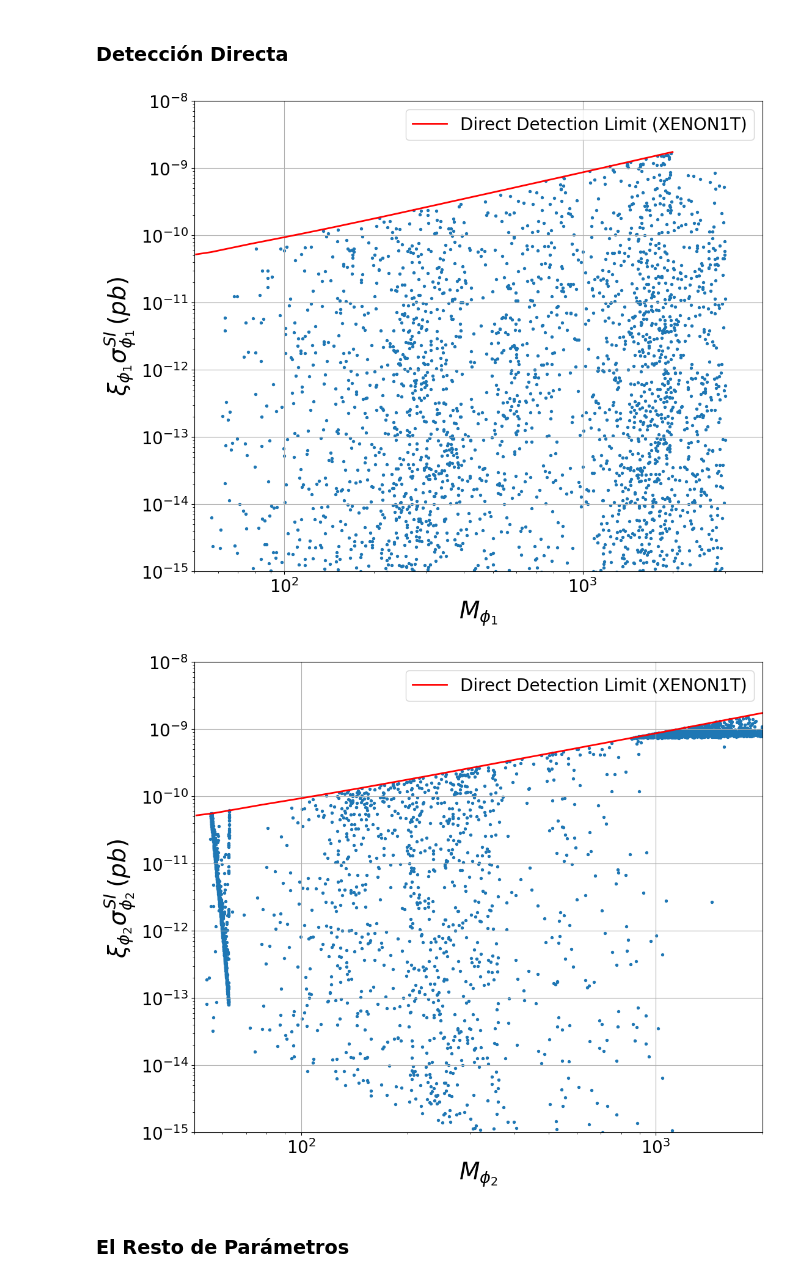
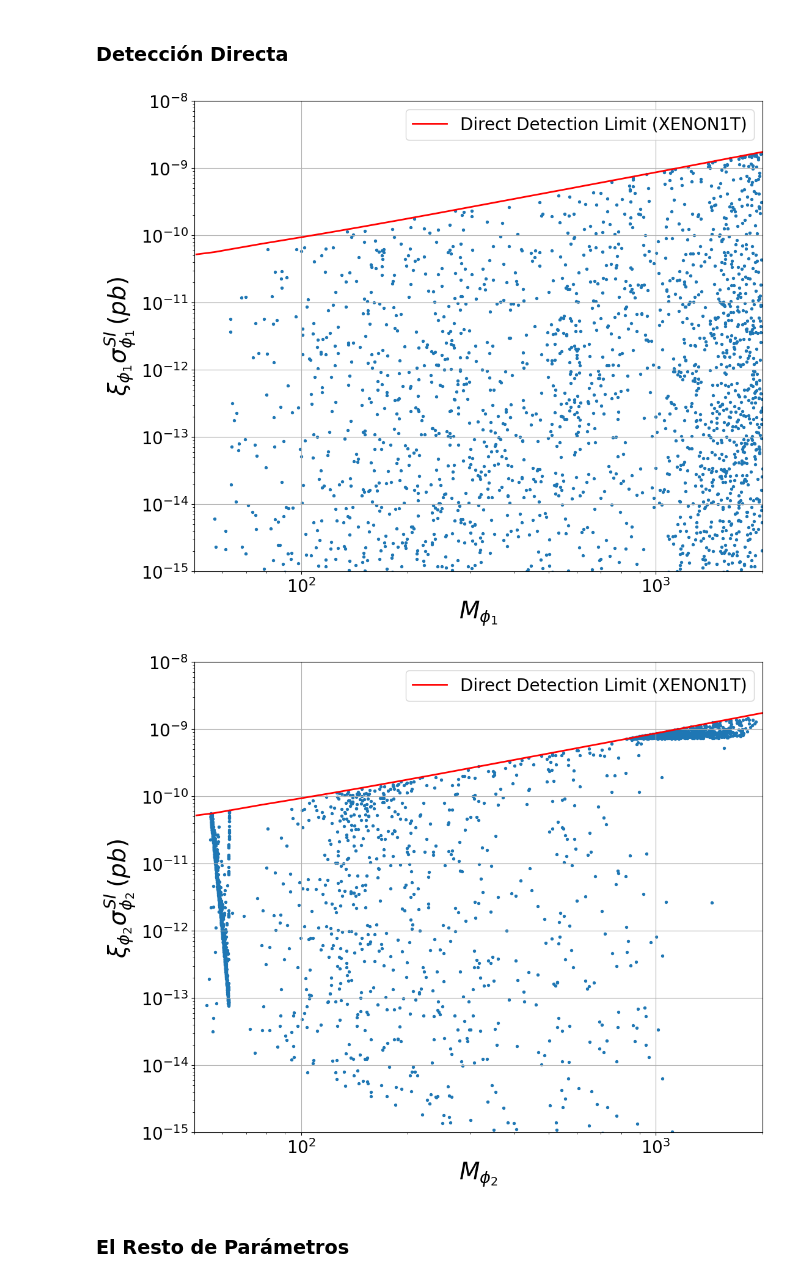
Before and after one commit to sgogoeg/tdg, a Jupyter notebook: Scripts/2SDMZ4/plots_and_analysis.ipynb, the cells around one changed output. Saved outputs shown, nothing was run; the diff lists cells and outputs as text; code cells hidden in the pictures.

```diff
--- a/Scripts/2SDMZ4/plots_and_analysis.ipynb
+++ b/Scripts/2SDMZ4/plots_and_analysis.ipynb
@@ -297,7 +297,7 @@ Gamma1 = (mass_1<(Mh/2)) * 2 * ls1**2 * vev**2 /(32*np.pi*Mh) * np.sqrt(1 - 4*ma
 
 Gamma2 = (mass_2<(Mh/2)) * ls2**2 * vev**2 /(32*np.pi*Mh) * np.sqrt(1 - 4*mass_2**2/Mh**2 + 0j)
 
-cond6 = ((Gamma1 + Gamma2)/4.1e-3 <= 0.13)
+cond6 = ((Gamma1 + Gamma2)/3.2e-3 <= 0.13) # Podria ser 4.2
 
 # Deteccion directa
 
@@ -329,8 +329,12 @@ cond7 = (schi1 <= f(mass_1))
 
 cond8 = (schi2 <= f(mass_2))
 
+cond9 = (mass_1 <= 2e3)
 
-condtot = cond1*cond2*cond3*cond4*cond5*cond6*cond7*cond8
+cond10 = (mass_2 <= 2e3)
+
+
+condtot = cond1*cond2*cond3*cond4*cond5*cond6*cond7*cond8*cond9*cond10
 #condtot = True
 
 # Filtrar los valores que esten en el intervalo
@@ -355,23 +363,23 @@ Finalmente queremos proyectar los puntos admitidos que generan la densidad de re
 # %%
 #Sigma Chi 1
 
 plt.figure(figsize=(12, 10))
 plt.scatter(data_filtered[:,0],schifiltered1, s=8)
 plt.plot(xnew, ynew, '-', color='red', linewidth=2, label='Direct Detection Limit (XENON1T)')
 plt.ylabel(r"$\xi_{\phi_1} \sigma^{SI}_{\phi_1} \, (pb)$", size=28)
 plt.xlabel(r"$M_{\phi_1}$", size=28)
 plt.xscale('log')
 plt.yscale('log')
 plt.xticks(size=20)
 plt.yticks(size=20)
-plt.xlim(5e1,4e3)
+plt.xlim(5e1,2e3)
 plt.ylim(1e-15,1e-8)
 plt.legend(fontsize=20)
 plt.grid(True)
 plt.savefig("plots/relicdensity3.png")
 plt.show()
 # %% [output]
-[figure, old version]
+[figure, new version]
 # %%
 #Sigma Chi 2
 
@@ -391,7 +399,7 @@ plt.grid(True)
 plt.savefig("plots/relicdensity4.png")
 plt.show()
 # %% [output]
-[figure, old version]
+[figure, new version]
 # %% [markdown]
 ### El Resto de Parámetros
 # %%
```
Also changed, not shown: parts of 6 cells of this notebook, 34 other files.
